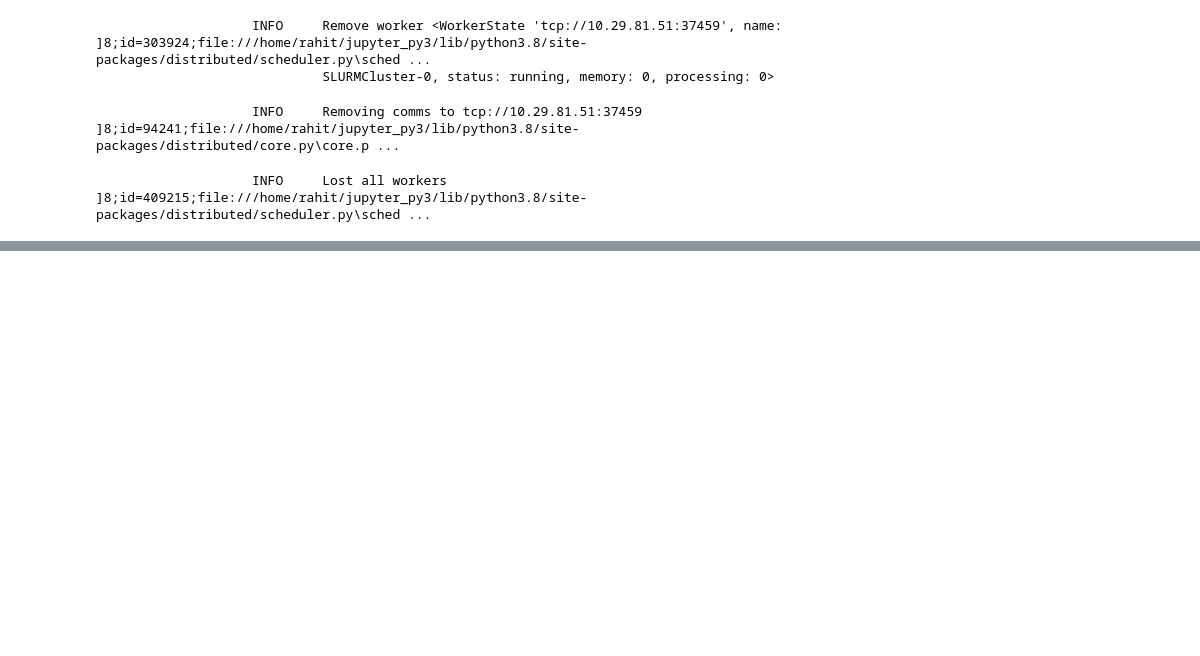
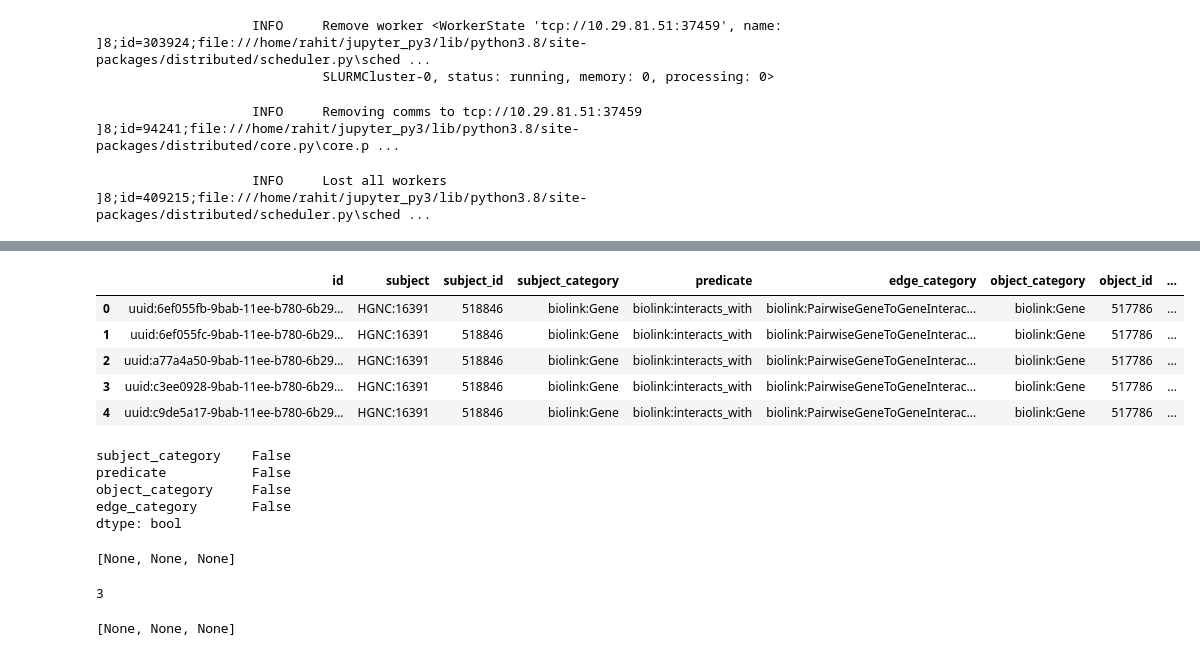
Before and after one commit to MTG-Lab/modspy-data, a Jupyter notebook: notebooks/monarch_gnn/2_create_heterodata.ipynb, the cells around one changed output, grey strips where cells are left out. Drawn from its saved outputs; the diff is of its cells as text; code cells hidden in the pictures; blank space fills up the shorter version.

```diff
--- a/notebooks/monarch_gnn/2_create_heterodata.ipynb
+++ b/notebooks/monarch_gnn/2_create_heterodata.ipynb
@@ -792,0 +753,14 @@ cluster.scale(jobs=4)
+# %%
+edges = __e.copy()
+
+# Convert the edge categories to categoricals for efficiency
+edges['subject_category'] = edges['subject_category'].astype('category')
+edges['predicate'] = edges['predicate'].astype('category')
+edges['object_category'] = edges['object_category'].astype('category')
+edges['edge_category'] = edges['edge_category'].astype('category')
+
+# From unknown type categorical to known type categorical
+edges = edges.categorize(columns=['subject_category','predicate','object_category','edge_category'])
+
+# Prepare edge types and mappings
+edge_types = edges['edge_category'].unique().compute()  # Compute edge types on scheduler
@@ -792,0 +784,41 @@ cluster.scale(jobs=4)
+# %%
+edges.head()
+# %% [output]
+|  | id | subject | subject_id | subject_category | predicate | edge_category | object_category | object_id | ... |
+| 0 | uuid:6ef055fb-9bab-11ee-b780-6b29... | HGNC:16391 | 518846 | biolink:Gene | biolink:interacts_with | biolink:PairwiseGeneToGeneInterac... | biolink:Gene | 517786 | ... |
+| 1 | uuid:6ef055fc-9bab-11ee-b780-6b29... | HGNC:16391 | 518846 | biolink:Gene | biolink:interacts_with | biolink:PairwiseGeneToGeneInterac... | biolink:Gene | 517786 | ... |
+| 2 | uuid:a77a4a50-9bab-11ee-b780-6b29... | HGNC:16391 | 518846 | biolink:Gene | biolink:interacts_with | biolink:PairwiseGeneToGeneInterac... | biolink:Gene | 517786 | ... |
+| 3 | uuid:c3ee0928-9bab-11ee-b780-6b29... | HGNC:16391 | 518846 | biolink:Gene | biolink:interacts_with | biolink:PairwiseGeneToGeneInterac... | biolink:Gene | 517786 | ... |
+| 4 | uuid:c9de5a17-9bab-11ee-b780-6b29... | HGNC:16391 | 518846 | biolink:Gene | biolink:interacts_with | biolink:PairwiseGeneToGeneInterac... | biolink:Gene | 517786 | ... |
+# %%
+edges[['subject_category','predicate','object_category','edge_category']].isna().any().compute()
+# %% [output]
+subject_category    False
+predicate           False
+object_category     False
+edge_category       False
+dtype: bool
+# %%
+# Function to apply to each partition
+def create_edge_tuple(df):
+    # Ensure the function always returns an iterable, even if df is empty
+    return zip(df['subject_category'], df['predicate'], df['object_category'],
+               df['subject_id'], df['object_id'])
+
+# Convert DataFrame to Bag of tuples
+# display(edges)
+ebag = edges.map_partitions(create_edge_tuple)
+# display(list(ebag.compute()[0]))
+ebag = ebag.to_bag()
+# display(ebag.compute())
+# %% [output]
+[None, None, None]
+# %%
+edges.npartitions
+# %% [output]
+3
+# %%
+eb = ebag.compute()
+eb
+# %% [output]
+[None, None, None]
```
Also changed, not shown: parts of 23 cells of this notebook.
